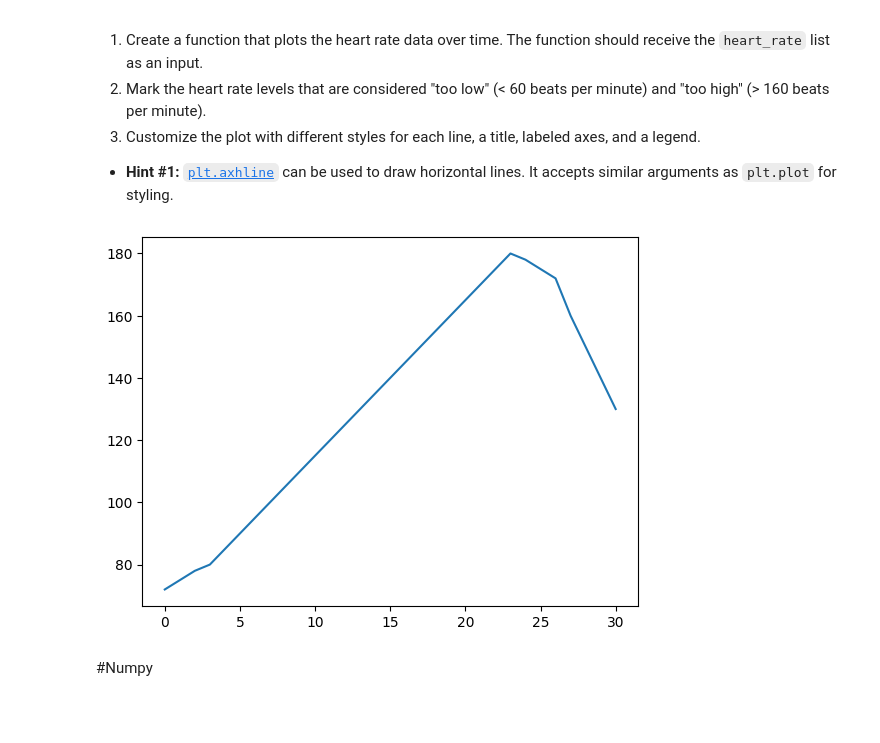
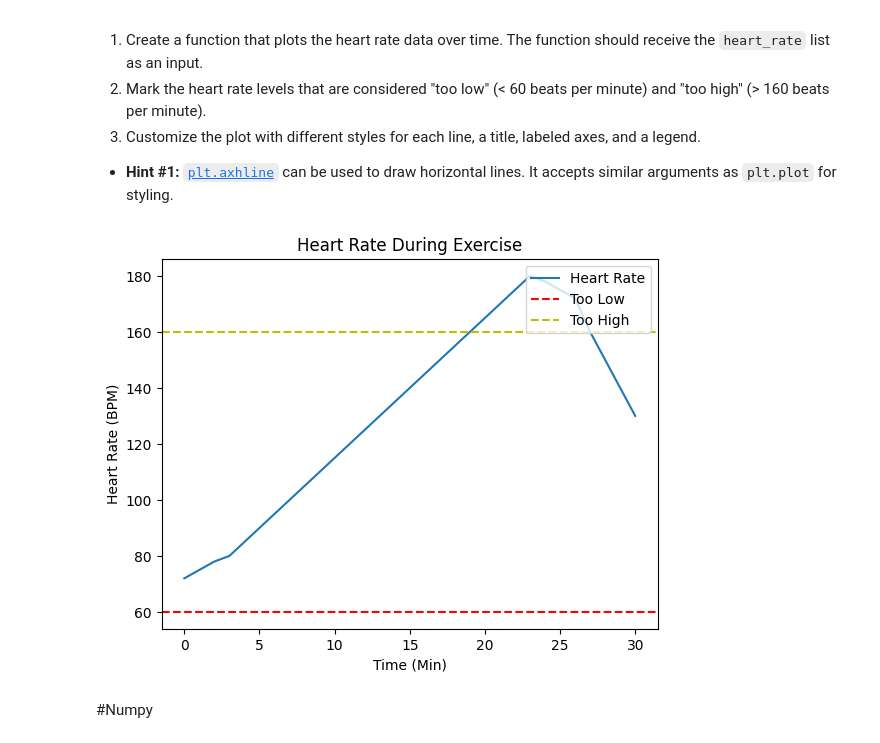
Before and after one commit to snsie/bme3053c, a Jupyter notebook: lessons-solved/Adrian_Medina_Matplotlib_and_Numpy.ipynb, the cells around one changed output. Cells and saved outputs as stored; diff of their text form; code cells hidden in the pictures; blank space fills up the shorter version.

```diff
--- a/lessons-solved/Adrian_Medina_Matplotlib_and_Numpy.ipynb
+++ b/lessons-solved/Adrian_Medina_Matplotlib_and_Numpy.ipynb
@@ -110,12 +110,19 @@ You are analyzing a dataset that contains heart rate measurements taken every mi
 # %%
 heart_rate = [72, 75, 78, 80, 85, 90, 95, 100, 105, 110, 115, 120, 125, 130,
               135, 140, 145, 150, 155, 160, 165, 170, 175, 180, 178, 175, 172,
               160, 150, 140, 130]  # Heart rate in beats per minute (bpm)
-
-plt.plot(heart_rate,label="heart rate")
+too_low= 60
+too_high=160
+plt.plot(heart_rate,label="Heart Rate")
+plt.axhline(too_low, label = "Too Low", linestyle='--',color='r')
+plt.axhline(too_high, label = "Too High", linestyle='--',color='y')
+plt.title('Heart Rate During Exercise')
+plt.xlabel('Time (Min)')
+plt.ylabel('Heart Rate (BPM)')
+plt.legend( loc='upper right')
 plt.show()
 # %% [output]
-[figure, old version]
+[figure, new version]
 # %% [markdown]
 #Numpy
 # %% [markdown]
```
Also changed, not shown: parts of 7 cells of this notebook.
